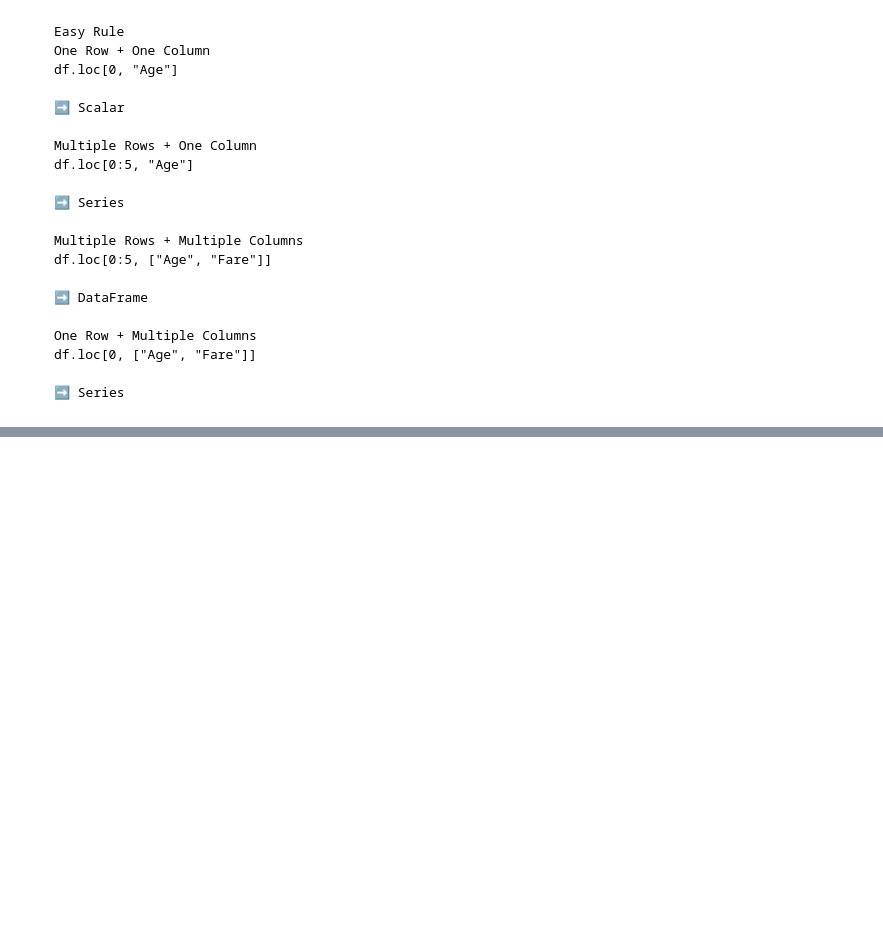
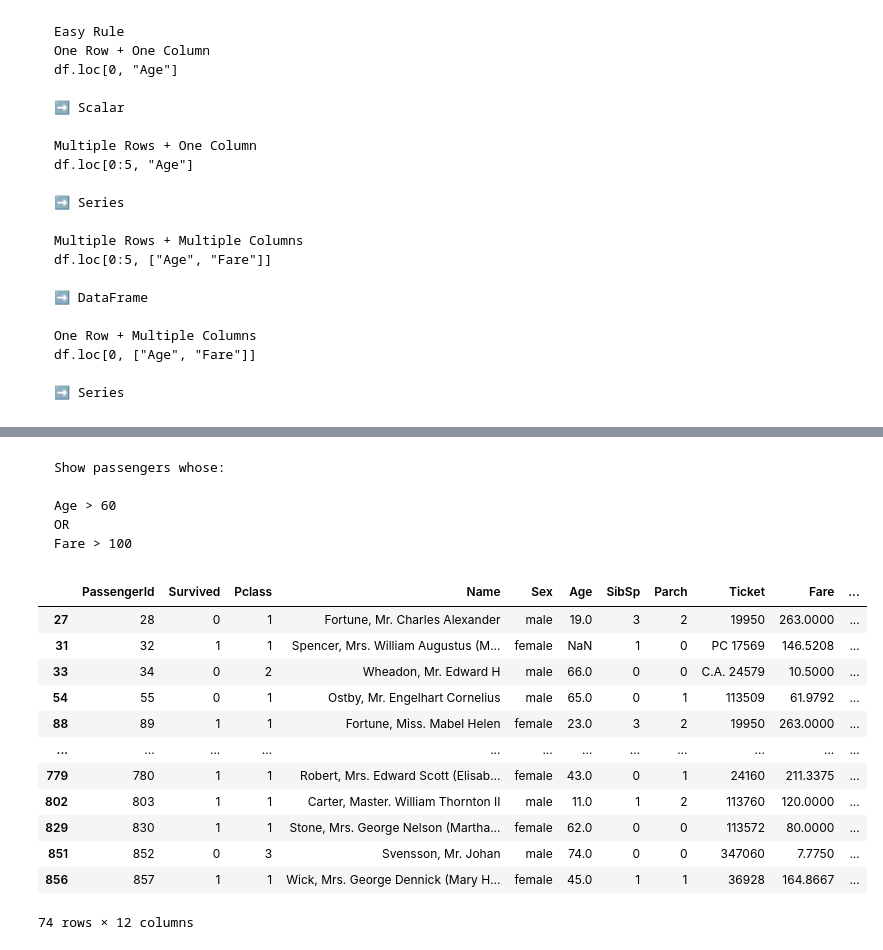
Before and after one commit to kshitij-commit/DataScience, a Jupyter notebook: 03_pandas/03_data-loading-exploration.ipynb, the cells around one changed output, grey strips where cells are left out. Drawn from its saved outputs; the diff is of its cells as text; code cells hidden in the pictures; blank space fills up the shorter version.

````diff
--- a/03_pandas/03_data-loading-exploration.ipynb
+++ b/03_pandas/03_data-loading-exploration.ipynb
@@ -1122,0 +1179,29 @@ df.loc[0, ["Age", "Fare"]]
+# %% [markdown]
+```
+Show passengers whose:
+
+Age > 60
+OR
+Fare > 100
+```
+# %%
+df[
+    (df["Age"] > 60)
+    | (df["Fare"] >100)
+
+
+]
+# %% [output]
+|  | PassengerId | Survived | Pclass | Name | Sex | Age | SibSp | Parch | Ticket | Fare | ... |
+| 27 | 28 | 0 | 1 | Fortune, Mr. Charles Alexander | male | 19.0 | 3 | 2 | 19950 | 263.0000 | ... |
+| 31 | 32 | 1 | 1 | Spencer, Mrs. William Augustus (M... | female | NaN | 1 | 0 | PC 17569 | 146.5208 | ... |
+| 33 | 34 | 0 | 2 | Wheadon, Mr. Edward H | male | 66.0 | 0 | 0 | C.A. 24579 | 10.5000 | ... |
+| 54 | 55 | 0 | 1 | Ostby, Mr. Engelhart Cornelius | male | 65.0 | 0 | 1 | 113509 | 61.9792 | ... |
+| 88 | 89 | 1 | 1 | Fortune, Miss. Mabel Helen | female | 23.0 | 3 | 2 | 19950 | 263.0000 | ... |
+| ... | ... | ... | ... | ... | ... | ... | ... | ... | ... | ... | ... |
+| 779 | 780 | 1 | 1 | Robert, Mrs. Edward Scott (Elisab... | female | 43.0 | 0 | 1 | 24160 | 211.3375 | ... |
+| 802 | 803 | 1 | 1 | Carter, Master. William Thornton II | male | 11.0 | 1 | 2 | 113760 | 120.0000 | ... |
+| 829 | 830 | 1 | 1 | Stone, Mrs. George Nelson (Martha... | female | 62.0 | 0 | 0 | 113572 | 80.0000 | ... |
+| 851 | 852 | 0 | 3 | Svensson, Mr. Johan | male | 74.0 | 0 | 0 | 347060 | 7.7750 | ... |
+| 856 | 857 | 1 | 1 | Wick, Mrs. George Dennick (Mary H... | female | 45.0 | 1 | 1 | 36928 | 164.8667 | ... |
+74 rows × 12 columns
````
Also changed, not shown: parts of 8 cells of this notebook.
